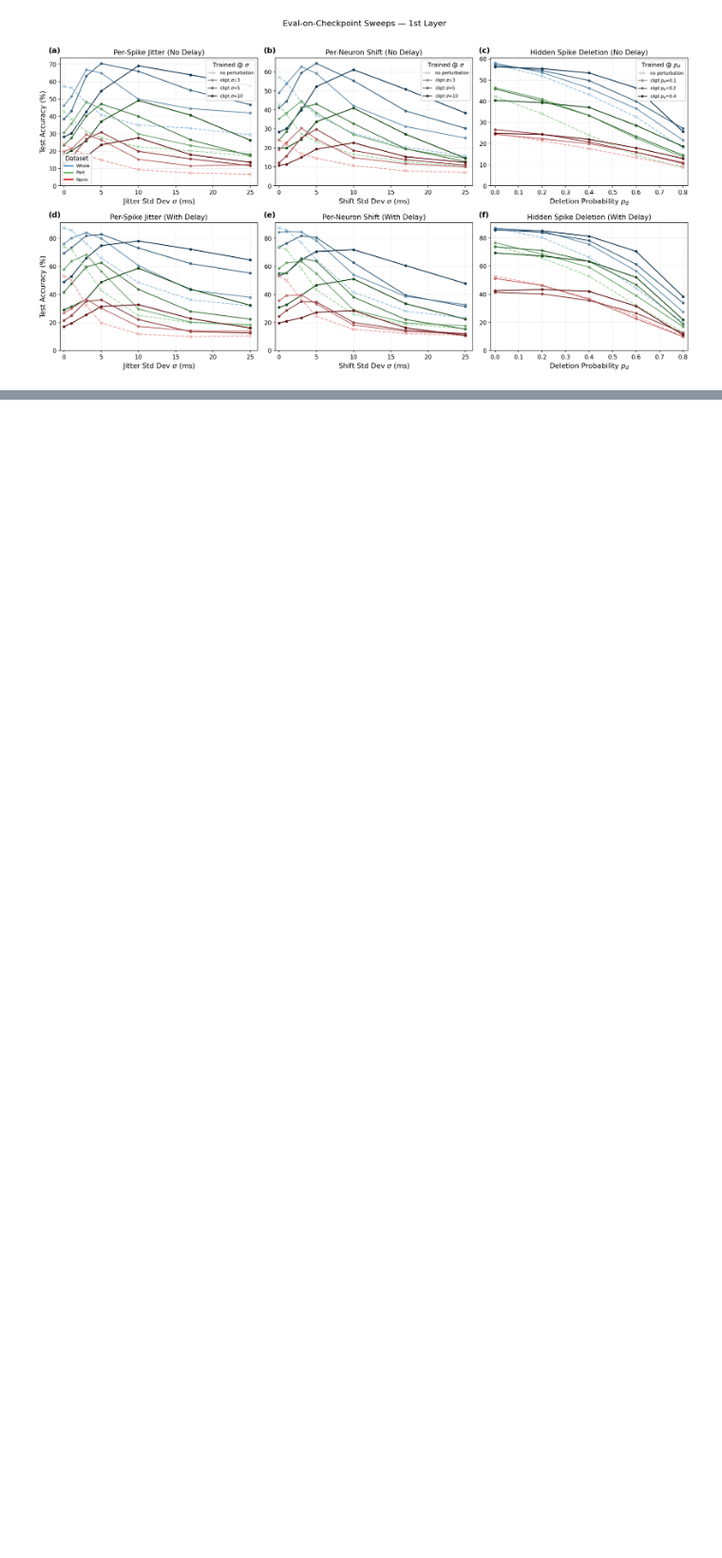
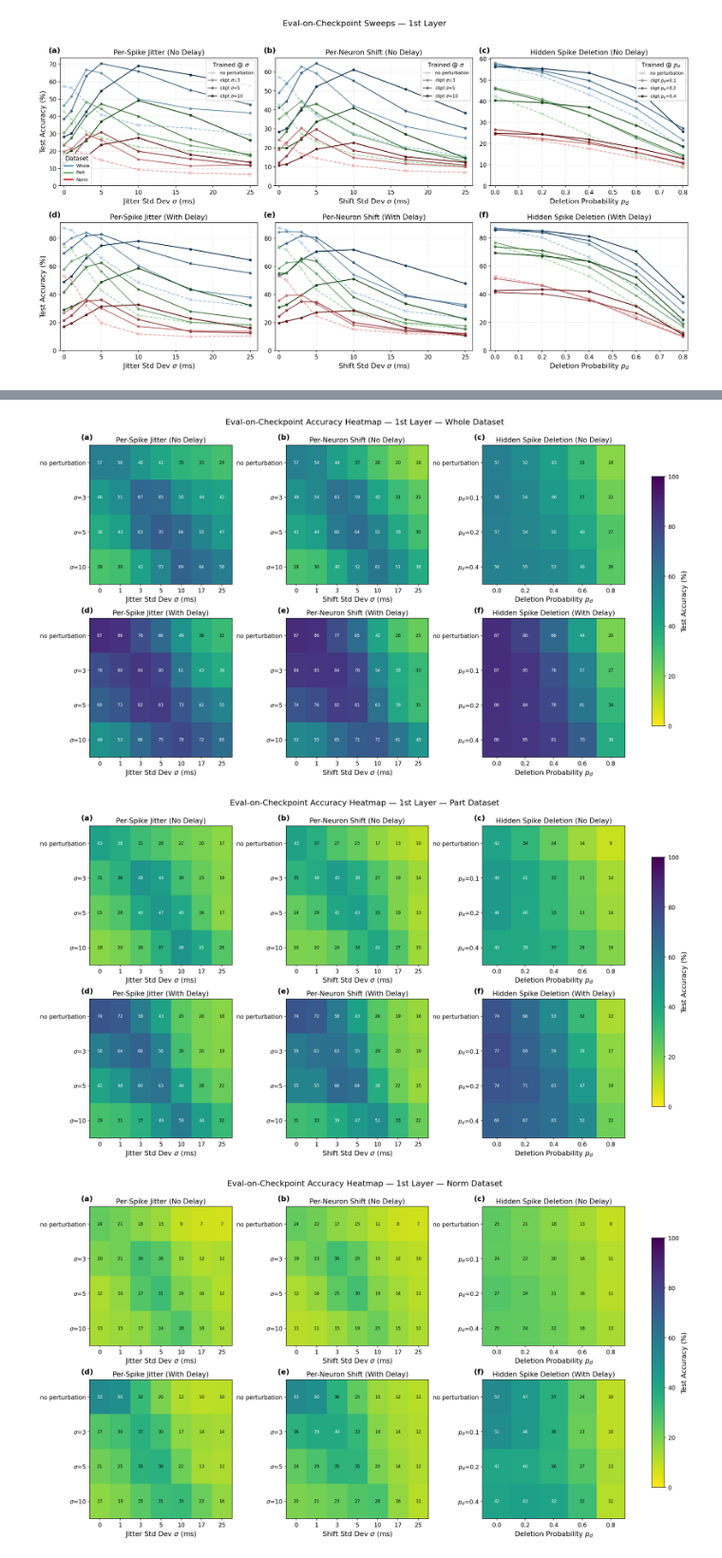
Before and after one commit to Laaaaack/beyond-beyond-rate, a Jupyter notebook: my_project/exp_fixed_weight_perturbation/result_visualization/PAT_results/perturbation/1stLayer_eval_on_perturbedModel.ipynb, the cells around one changed output, grey strips where cells are left out. Shown at 95% size. Drawn from its saved outputs; the diff is of its cells as text; code cells hidden in the pictures; blank space fills up the shorter version.

Commit message:
2-layer SN: 1stLayer v3 experiment completed

```diff
--- a/my_project/exp_fixed_weight_perturbation/result_visualization/PAT_results/perturbation/1stLayer_eval_on_perturbedModel.ipynb
+++ b/my_project/exp_fixed_weight_perturbation/result_visualization/PAT_results/perturbation/1stLayer_eval_on_perturbedModel.ipynb
@@ -296,0 +315,74 @@ plt.show()
+# %%
+def build_heatmap_matrix(ds, delay_tag, build_config):
+    """Build a (train_level x eval_level) accuracy-% matrix for one panel.
+
+    Row 0 is the no-perturbation baseline; the remaining rows are the
+    checkpoints trained at each perturbation level, in ascending order.
+    Columns follow the evaluation sweep, in ascending order.
+    """
+    cfg = build_config(delay_tag)
+    baseline_levels, baseline_means, _ = load_sweep(cfg["baseline_paths"][ds], cfg["key_type"])
+    rows = [("no perturbation", baseline_levels, baseline_means)]
+    for label, paths in cfg["level_series"]:
+        levels, means, _ = load_sweep(paths[ds], cfg["key_type"])
+        rows.append((label, levels, means))
+
+    eval_levels = rows[0][1]
+    train_labels = [label for label, _, _ in rows]
+    matrix = np.array([means for _, _, means in rows])
+    return eval_levels, train_labels, matrix
+
+
+def _heatmap_text_color(value, cmap, norm):
+    """Pick black/white text for readable contrast against the cell colour."""
+    r, g, b, _ = cmap(norm(value))
+    luminance = 0.299 * r + 0.587 * g + 0.114 * b
+    return "black" if luminance > 0.5 else "white"
+
+
+def draw_heatmap_panel(ax, eval_levels, train_labels, matrix, title, xlabel, cmap, norm):
+    """Draw one train-level x eval-level accuracy heatmap onto ``ax``."""
+    im = ax.imshow(matrix, aspect="auto", cmap=cmap, norm=norm)
+    ax.set_xticks(range(len(eval_levels)))
+    ax.set_xticklabels([str(v) for v in eval_levels])
+    ax.set_yticks(range(len(train_labels)))
+    ax.set_yticklabels(train_labels)
+    ax.set_title(title)
+    ax.set_xlabel(xlabel)
+    for i in range(matrix.shape[0]):
+        for j in range(matrix.shape[1]):
+            ax.text(j, i, f"{matrix[i, j]:.0f}", ha="center", va="center",
+                    fontsize=8, color=_heatmap_text_color(matrix[i, j], cmap, norm))
+    return im
+
+
+HEATMAP_CMAP = plt.get_cmap("viridis_r")
+HEATMAP_NORM = mcolors.Normalize(vmin=0, vmax=100)
+
+for ds in EVAL_DATASETS:
+    fig, axes = plt.subplots(2, 3, figsize=(17, 9), constrained_layout=True)
+    im = None
+    for row, delay_tag in enumerate(ROW_DELAY_TAGS):
+        for col, build_config in enumerate(COLUMN_BUILDERS):
+            cfg = build_config(delay_tag)
+            eval_levels, train_labels, matrix = build_heatmap_matrix(ds, delay_tag, build_config)
+            ax = axes[row, col]
+            im = draw_heatmap_panel(
+                ax, eval_levels, train_labels, matrix,
+                title=f"{cfg['name']} ({DELAY_LABEL[delay_tag]})",
+                xlabel=cfg["xlabel"], cmap=HEATMAP_CMAP, norm=HEATMAP_NORM,
+            )
+            panel_label = chr(ord("a") + row * 3 + col)
+            ax.text(-0.06, 1.04, f"({panel_label})", transform=ax.transAxes,
+                    fontsize=14, fontweight="bold")
+
+    fig.suptitle(
+        f"Eval-on-Checkpoint Accuracy Heatmap — 1st Layer — {DS_LABEL[ds]} Dataset",
+        y=1.04, fontsize=15,
+    )
+    fig.colorbar(im, ax=axes, shrink=0.8, label="Test Accuracy (%)")
+    plt.show()
+# %% [output]
+[figure, added]
+[figure, added]
+[figure, added]
```
Also changed, not shown: parts of 1 cell of this notebook, 54 other files.
